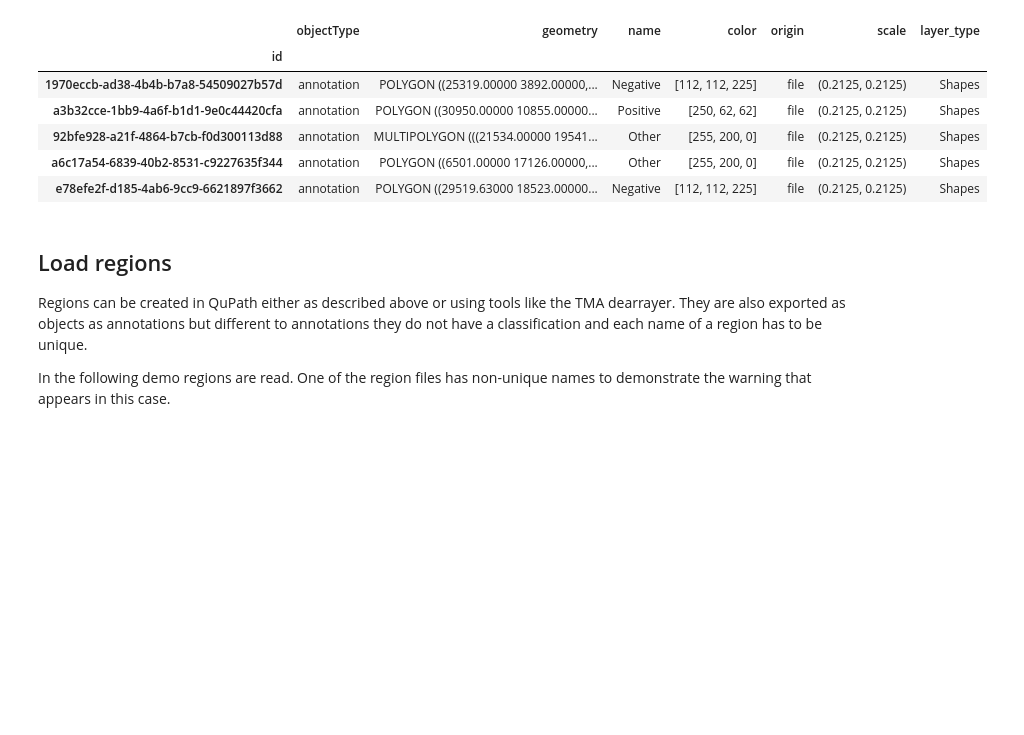
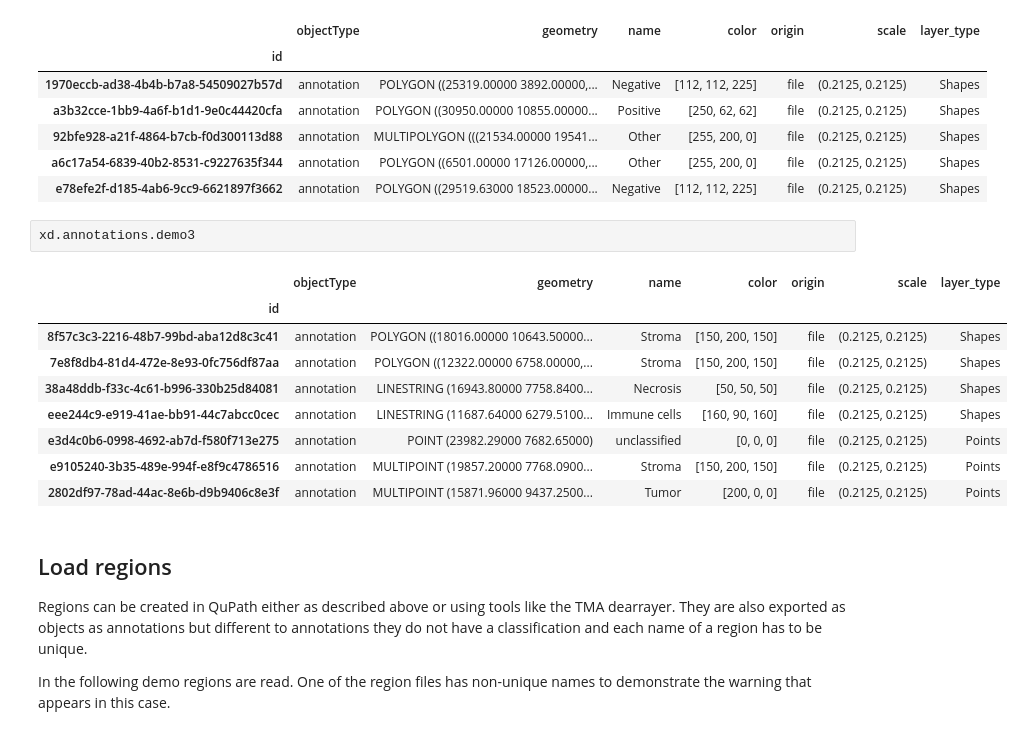
Before and after one commit to b-lemke98/InSituPy-1, a Jupyter notebook: notebooks/04_InSituPy_demo_annotations.ipynb, the cells around one changed output. Drawn from its saved outputs; the diff is of its cells as text; blank space fills up the shorter version.

Commit message:
*Integrated annotation and region addition within `add_geometries_widget`. See Implement region addition into widget #151 *Implement import of points and lines from qupath

```diff
--- a/notebooks/04_InSituPy_demo_annotations.ipynb
+++ b/notebooks/04_InSituPy_demo_annotations.ipynb
@@ -128,6 +184,18 @@ xd.annotations.demo2
 | 92bfe928-a21f-4864-b7cb-f0d300113d88 | annotation | MULTIPOLYGON (((21534.00000 19541... | Other | [255, 200, 0] | file | (0.2125, 0.2125) | Shapes |
 | a6c17a54-6839-40b2-8531-c9227635f344 | annotation | POLYGON ((6501.00000 17126.00000,... | Other | [255, 200, 0] | file | (0.2125, 0.2125) | Shapes |
 | e78efe2f-d185-4ab6-9cc9-6621897f3662 | annotation | POLYGON ((29519.63000 18523.00000... | Negative | [112, 112, 225] | file | (0.2125, 0.2125) | Shapes |
+# %%
+xd.annotations.demo3
+# %% [output]
+|  | objectType | geometry | name | color | origin | scale | layer_type |
+| id |  |  |  |  |  |  |  |
+| 8f57c3c3-2216-48b7-99bd-aba12d8c3c41 | annotation | POLYGON ((18016.00000 10643.50000... | Stroma | [150, 200, 150] | file | (0.2125, 0.2125) | Shapes |
+| 7e8f8db4-81d4-472e-8e93-0fc756df87aa | annotation | POLYGON ((12322.00000 6758.00000,... | Stroma | [150, 200, 150] | file | (0.2125, 0.2125) | Shapes |
+| 38a48ddb-f33c-4c61-b996-330b25d84081 | annotation | LINESTRING (16943.80000 7758.8400... | Necrosis | [50, 50, 50] | file | (0.2125, 0.2125) | Shapes |
+| eee244c9-e919-41ae-bb91-44c7abcc0cec | annotation | LINESTRING (11687.64000 6279.5100... | Immune cells | [160, 90, 160] | file | (0.2125, 0.2125) | Shapes |
+| e3d4c0b6-0998-4692-ab7d-f580f713e275 | annotation | POINT (23982.29000 7682.65000) | unclassified | [0, 0, 0] | file | (0.2125, 0.2125) | Points |
+| e9105240-3b35-489e-994f-e8f9c4786516 | annotation | MULTIPOINT (19857.20000 7768.0900... | Stroma | [150, 200, 150] | file | (0.2125, 0.2125) | Points |
+| 2802df97-78ad-44ac-8e6b-d9b9406c8e3f | annotation | MULTIPOINT (15871.96000 9437.2500... | Tumor | [200, 0, 0] | file | (0.2125, 0.2125) | Points |
 # %% [markdown]
 ## Load regions
 
```
Also changed, not shown: parts of 28 cells of this notebook, 8 other files.
